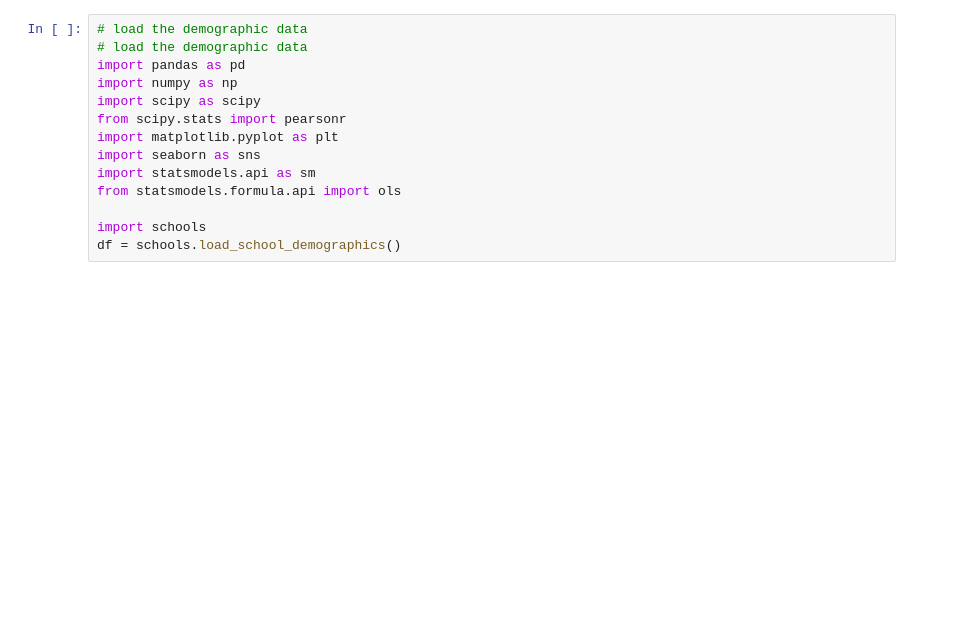
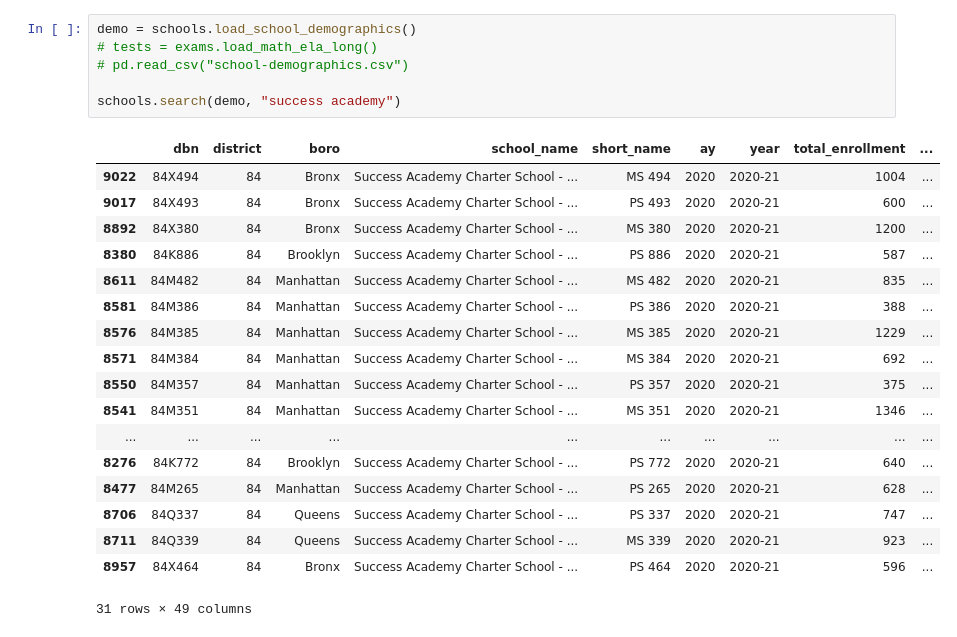
Before and after one commit to adelphi-ed-tech/nycschools, a Jupyter notebook: nb/charter-vs-community.ipynb, the cells around one changed output. Drawn from its saved outputs; the diff is of its cells as text; blank space fills up the shorter version.

```diff
--- a/nb/charter-vs-community.ipynb
+++ b/nb/charter-vs-community.ipynb
@@ -1,14 +21,25 @@
 # %%
-# load the demographic data
-# load the demographic data
-import pandas as pd
-import numpy as np
-import scipy as scipy
-from scipy.stats import pearsonr
-import matplotlib.pyplot as plt
-import seaborn as sns
-import statsmodels.api as sm
-from statsmodels.formula.api import ols
+demo = schools.load_school_demographics()
+# tests = exams.load_math_ela_long()
+# pd.read_csv("school-demographics.csv")
 
-import schools
-df = schools.load_school_demographics()
+schools.search(demo, "success academy")
+# %% [output]
+|  | dbn | district | boro | school_name | short_name | ay | year | total_enrollment | ... |
+| 9022 | 84X494 | 84 | Bronx | Success Academy Charter School - ... | MS 494 | 2020 | 2020-21 | 1004 | ... |
+| 9017 | 84X493 | 84 | Bronx | Success Academy Charter School - ... | PS 493 | 2020 | 2020-21 | 600 | ... |
+| 8892 | 84X380 | 84 | Bronx | Success Academy Charter School - ... | MS 380 | 2020 | 2020-21 | 1200 | ... |
+| 8380 | 84K886 | 84 | Brooklyn | Success Academy Charter School - ... | PS 886 | 2020 | 2020-21 | 587 | ... |
+| 8611 | 84M482 | 84 | Manhattan | Success Academy Charter School - ... | MS 482 | 2020 | 2020-21 | 835 | ... |
+| 8581 | 84M386 | 84 | Manhattan | Success Academy Charter School - ... | PS 386 | 2020 | 2020-21 | 388 | ... |
+| 8576 | 84M385 | 84 | Manhattan | Success Academy Charter School - ... | MS 385 | 2020 | 2020-21 | 1229 | ... |
+| 8571 | 84M384 | 84 | Manhattan | Success Academy Charter School - ... | MS 384 | 2020 | 2020-21 | 692 | ... |
+| 8550 | 84M357 | 84 | Manhattan | Success Academy Charter School - ... | PS 357 | 2020 | 2020-21 | 375 | ... |
+| 8541 | 84M351 | 84 | Manhattan | Success Academy Charter School - ... | MS 351 | 2020 | 2020-21 | 1346 | ... |
+| ... | ... | ... | ... | ... | ... | ... | ... | ... | ... |
+| 8276 | 84K772 | 84 | Brooklyn | Success Academy Charter School - ... | PS 772 | 2020 | 2020-21 | 640 | ... |
+| 8477 | 84M265 | 84 | Manhattan | Success Academy Charter School - ... | PS 265 | 2020 | 2020-21 | 628 | ... |
+| 8706 | 84Q337 | 84 | Queens | Success Academy Charter School - ... | PS 337 | 2020 | 2020-21 | 747 | ... |
+| 8711 | 84Q339 | 84 | Queens | Success Academy Charter School - ... | MS 339 | 2020 | 2020-21 | 923 | ... |
+| 8957 | 84X464 | 84 | Bronx | Success Academy Charter School - ... | PS 464 | 2020 | 2020-21 | 596 | ... |
+31 rows × 49 columns
```
Also changed, not shown: parts of 11 cells of this notebook, 5 other files.
